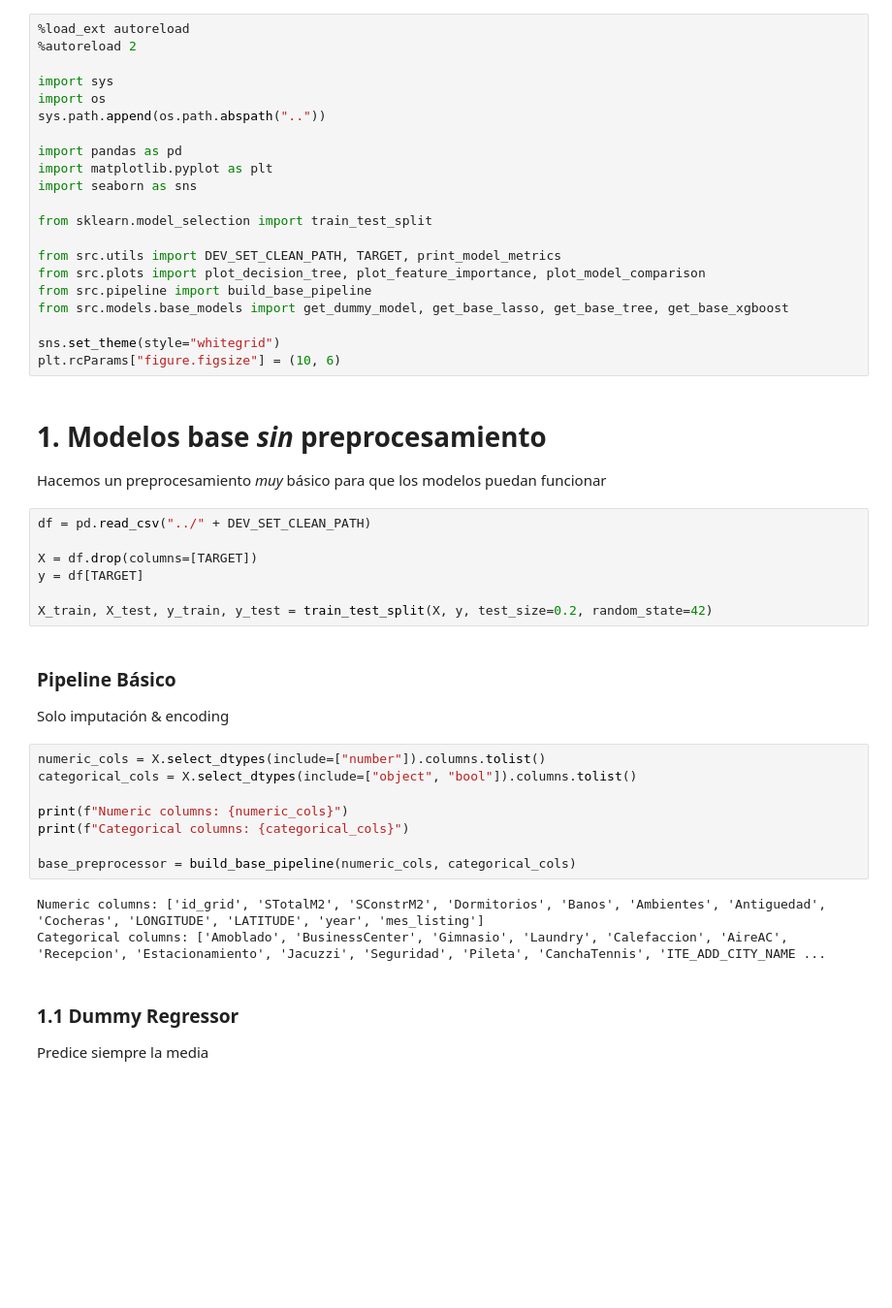
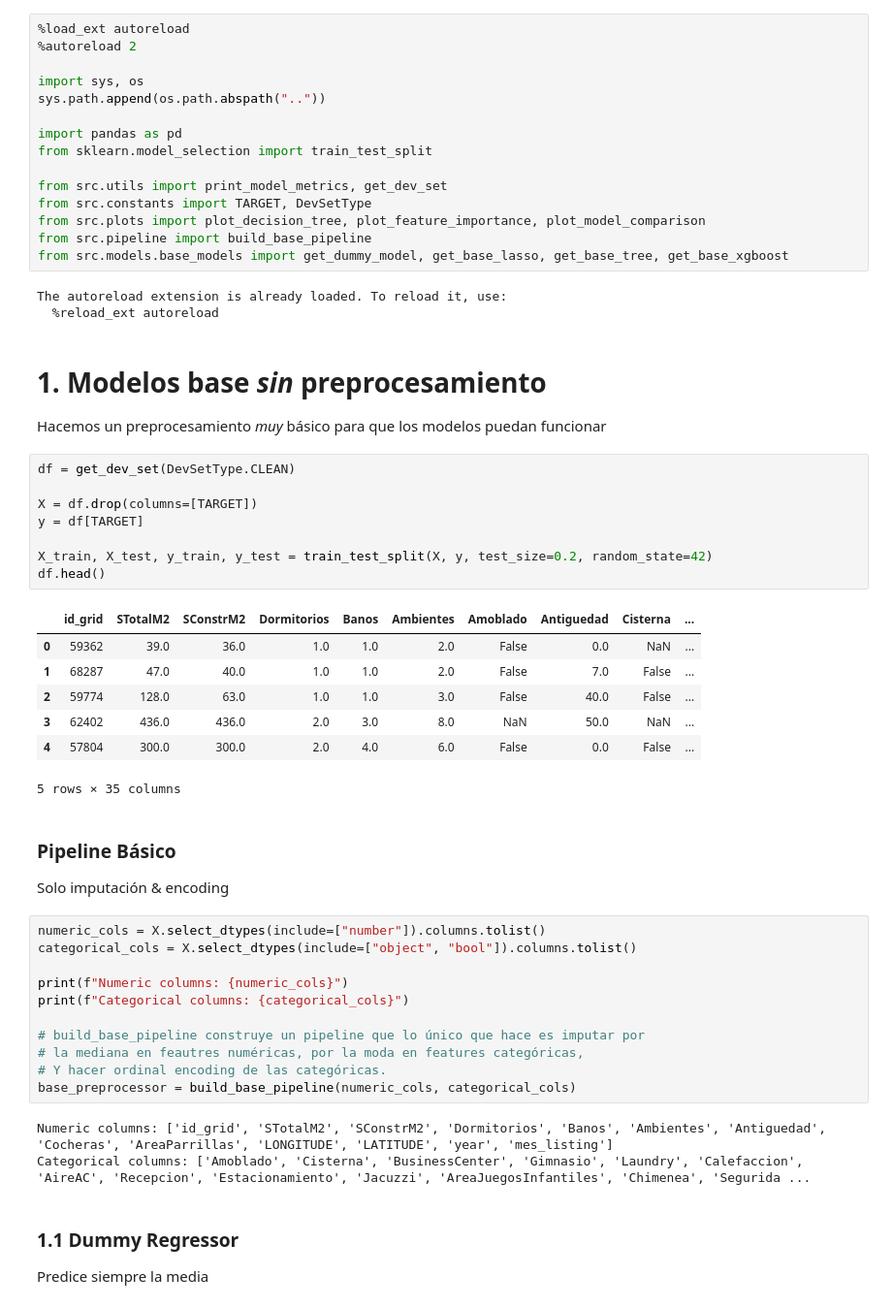
Before and after one commit to gonzabaleta/alquileres, a Jupyter notebook: notebooks/02-base_models.ipynb, the cells around one changed output. Shown at 97% size. Saved outputs shown, nothing was run; the diff lists cells and outputs as text; blank space fills up the shorter version.

```diff
--- a/notebooks/02-base_models.ipynb
+++ b/notebooks/02-base_models.ipynb
@@ -2,33 +5,39 @@
 %load_ext autoreload
 %autoreload 2
 
-import sys
-import os
+import sys, os
 sys.path.append(os.path.abspath(".."))
 
 import pandas as pd
-import matplotlib.pyplot as plt
-import seaborn as sns
-
 from sklearn.model_selection import train_test_split
 
-from src.utils import DEV_SET_CLEAN_PATH, TARGET, print_model_metrics
+from src.utils import print_model_metrics, get_dev_set
+from src.constants import TARGET, DevSetType
 from src.plots import plot_decision_tree, plot_feature_importance, plot_model_comparison
 from src.pipeline import build_base_pipeline
 from src.models.base_models import get_dummy_model, get_base_lasso, get_base_tree, get_base_xgboost
-
-sns.set_theme(style="whitegrid")
-plt.rcParams["figure.figsize"] = (10, 6)
+# %% [output]
+The autoreload extension is already loaded. To reload it, use:
+  %reload_ext autoreload
 # %% [markdown]
 # 1. Modelos base _sin_ preprocesamiento
 Hacemos un preprocesamiento _muy_ básico para que los modelos puedan funcionar
 # %%
-df = pd.read_csv("../" + DEV_SET_CLEAN_PATH)
+df = get_dev_set(DevSetType.CLEAN)
 
 X = df.drop(columns=[TARGET])
 y = df[TARGET]
 
 X_train, X_test, y_train, y_test = train_test_split(X, y, test_size=0.2, random_state=42)
+df.head()
+# %% [output]
+|  | id_grid | STotalM2 | SConstrM2 | Dormitorios | Banos | Ambientes | Amoblado | Antiguedad | Cisterna | ... |
+| 0 | 59362 | 39.0 | 36.0 | 1.0 | 1.0 | 2.0 | False | 0.0 | NaN | ... |
+| 1 | 68287 | 47.0 | 40.0 | 1.0 | 1.0 | 2.0 | False | 7.0 | False | ... |
+| 2 | 59774 | 128.0 | 63.0 | 1.0 | 1.0 | 3.0 | False | 40.0 | False | ... |
+| 3 | 62402 | 436.0 | 436.0 | 2.0 | 3.0 | 8.0 | NaN | 50.0 | NaN | ... |
+| 4 | 57804 | 300.0 | 300.0 | 2.0 | 4.0 | 6.0 | False | 0.0 | False | ... |
+5 rows × 35 columns
 # %% [markdown]
 ### Pipeline Básico
 Solo imputación & encoding
@@ -39,10 +48,13 @@ categorical_cols = X.select_dtypes(include=["object", "bool"]).columns.tolist()
 print(f"Numeric columns: {numeric_cols}")
 print(f"Categorical columns: {categorical_cols}")
 
+# build_base_pipeline construye un pipeline que lo único que hace es imputar por
+# la mediana en feautres numéricas, por la moda en features categóricas,
+# Y hacer ordinal encoding de las categóricas.
 base_preprocessor = build_base_pipeline(numeric_cols, categorical_cols)
 # %% [output]
-Numeric columns: ['id_grid', 'STotalM2', 'SConstrM2', 'Dormitorios', 'Banos', 'Ambientes', 'Antiguedad', 'Cocheras', 'LONGITUDE', 'LATITUDE', 'year', 'mes_listing']
-Categorical columns: ['Amoblado', 'BusinessCenter', 'Gimnasio', 'Laundry', 'Calefaccion', 'AireAC', 'Recepcion', 'Estacionamiento', 'Jacuzzi', 'Seguridad', 'Pileta', 'CanchaTennis', 'ITE_ADD_CITY_NAME ...
+Numeric columns: ['id_grid', 'STotalM2', 'SConstrM2', 'Dormitorios', 'Banos', 'Ambientes', 'Antiguedad', 'Cocheras', 'AreaParrillas', 'LONGITUDE', 'LATITUDE', 'year', 'mes_listing']
+Categorical columns: ['Amoblado', 'Cisterna', 'BusinessCenter', 'Gimnasio', 'Laundry', 'Calefaccion', 'AireAC', 'Recepcion', 'Estacionamiento', 'Jacuzzi', 'AreaJuegosInfantiles', 'Chimenea', 'Segurida ...
 # %% [markdown]
 ### 1.1 Dummy Regressor
 Predice siempre la media
```
Also changed, not shown: parts of 7 cells of this notebook, 32 other files.
